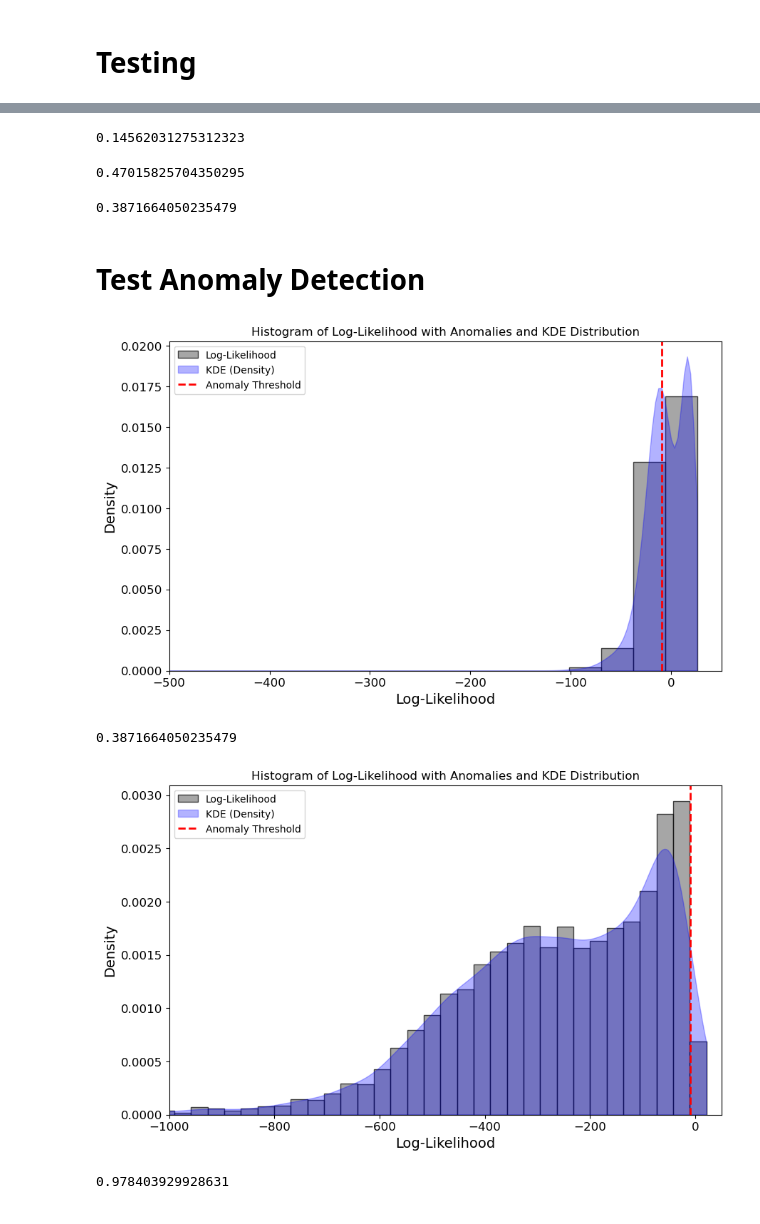
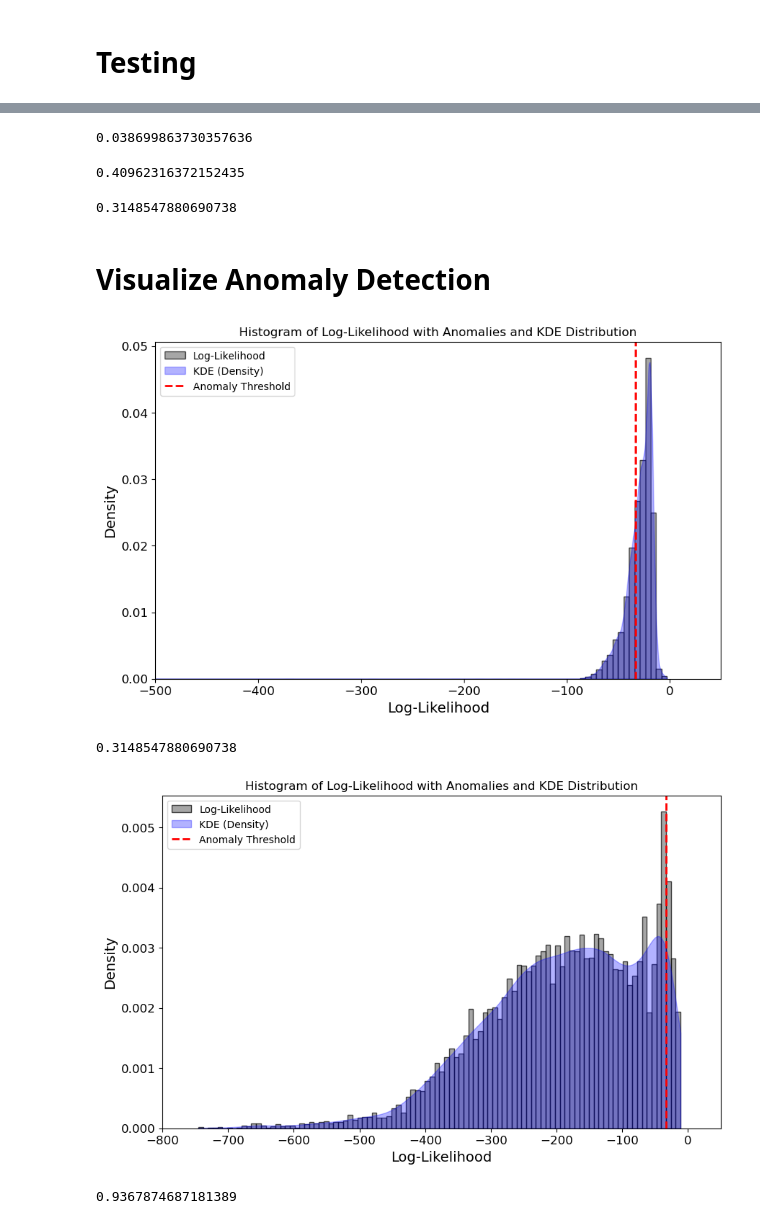
Before and after one commit to Hakonimatata/MachineLearningV2, a Jupyter notebook: Assignment_2/A2_Robotics.ipynb, the cells around one changed output, grey strips where cells are left out. Drawn from its saved outputs; the diff is of its cells as text; code cells hidden in the pictures.

```diff
--- a/Assignment_2/A2_Robotics.ipynb
+++ b/Assignment_2/A2_Robotics.ipynb
@@ -71,7 +59,8 @@ def extract_rolling_features(df):
     sensor_cols = ['accX', 'accY', 'accZ', 'gyroX', 'gyroY', 'gyroZ', 'magX', 'magY', 'magZ']
 
     # Use a rolling window of 1 second and extraxt key features
-    features_df = df[sensor_cols].rolling(window='1S').agg(['mean', 'std', 'max', 'min'])
+    # features_df = df[sensor_cols].rolling(window='1S').agg(['mean', 'std', 'max', 'min'])
+    features_df = df[sensor_cols].rolling(window='1S').agg(['mean', 'std'])
 
     # Flatten MultiIndex
     features_df.columns = ['_'.join(col).strip() for col in features_df.columns]
@@ -217,7 +206,7 @@ Define threshold
 # %%
 # Calculate threshold
 log_likelihood_train = gmm.score_samples(X_normal_scaled)
-threshold_train = np.percentile(log_likelihood_train, 5) # 5%
+threshold_train = np.percentile(log_likelihood_train, 0.5)
 # %% [markdown]
 # Testing
 # %%
@@ -258,17 +247,17 @@ print_anomaly_fraction("IMU_20Hz_freq_drop.csv", threshold_train, gmm, scaler)
 # %%
 print_anomaly_fraction("IMU_20Hz_freq_drop_2.csv", threshold_train, gmm, scaler)
 # %% [output]
-0.14562031275312323
+0.038699863730357636
 # %%
 print_anomaly_fraction("IMU_hitting_platform.csv", threshold_train, gmm, scaler)
 # %% [output]
-0.47015825704350295
+0.40962316372152435
 # %%
 print_anomaly_fraction("IMU_extra_weigth.csv", threshold_train, gmm, scaler)
 # %% [output]
-0.3871664050235479
+0.3148547880690738
 # %% [markdown]
-# Test Anomaly Detection
+# Visualize Anomaly Detection
 # %%
 import matplotlib.pyplot as plt
 import numpy as np
@@ -326,11 +315,11 @@ def plot_anomalies_histogram(filename, threshold, gmm, scaler, x_start=-500, x_e
 # %%
 plot_anomalies_histogram("IMU_extra_weigth.csv", threshold_train, gmm, scaler)
 # %% [output]
-[figure, old version]
+[figure, new version]
-0.3871664050235479
+0.3148547880690738
 # %%
-plot_anomalies_histogram("IMU_earthquake.csv", threshold_train, gmm, scaler, x_start=-1000)
+plot_anomalies_histogram("IMU_earthquake.csv", threshold_train, gmm, scaler, x_start=-800)
 # %% [output]
-[figure, old version]
+[figure, new version]
-0.978403929928631
+0.9367874687181389
 # %%
```
Also changed, not shown: parts of 13 cells of this notebook.
